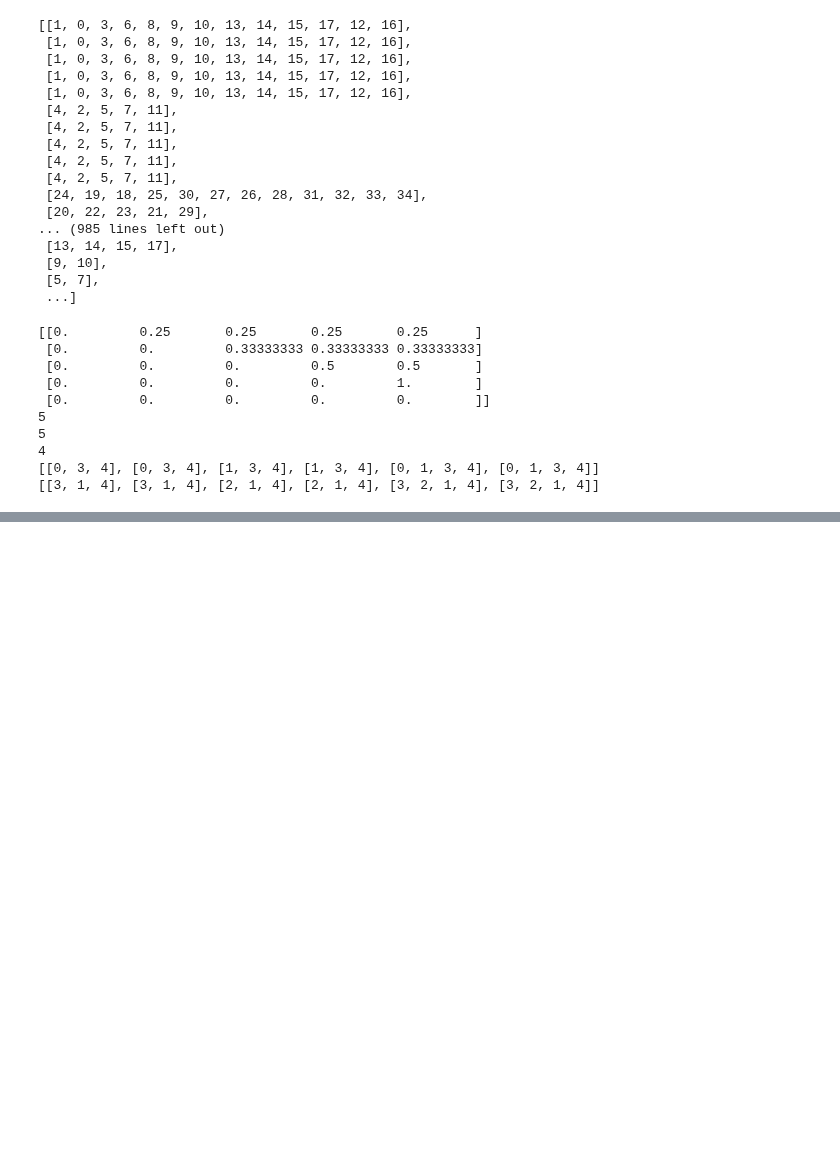
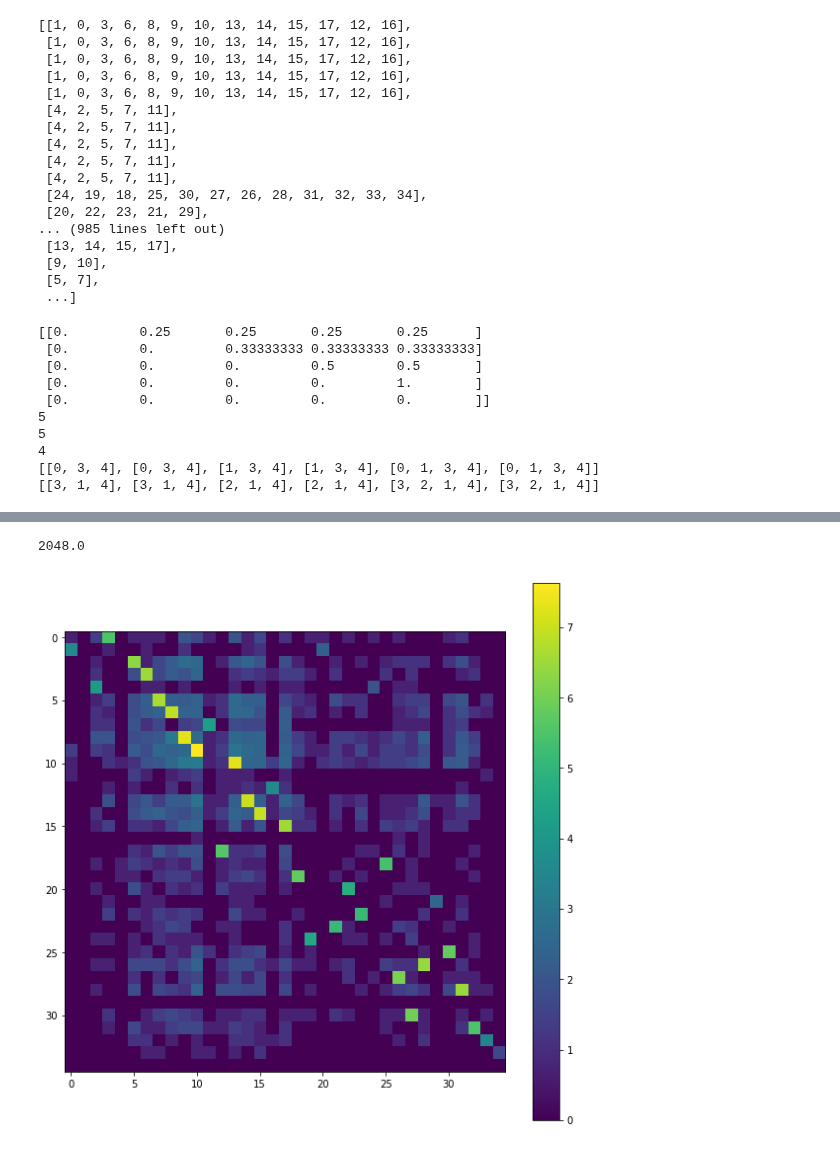
Before and after one commit to rykachevskiy/CRISPR, a Jupyter notebook: Probabilistic_model/data_gen.ipynb, the cells around one changed output, grey strips where cells are left out. Saved outputs shown, nothing was run; the diff lists cells and outputs as text; code cells hidden in the pictures; blank space fills up the shorter version.

```diff
--- a/Probabilistic_model/data_gen.ipynb
+++ b/Probabilistic_model/data_gen.ipynb
@@ -653,7 +653,12 @@ print(ppr)
 # %%
 population_f = [[1, 0, 3, 6, 8, 9, 10, 13, 14, 15, 17, 12, 16] for i in range(5)] + \
         [[4, 2, 5, 7, 11] for i in range(5)] + \
-        [[24, 19, 18, 25, 30, 27, 26, 28, 31, 32, 33, 34]] + \
-        [[20, 22, 23, 21, 29]]
+        [[4, 24, 19, 18, 25, 30, 27, 26, 28, 31, 32, 33, 34]] + \
+        [[1, 20, 22, 23, 21, 29]]
 
 population_b = [x[::-1] for x in population_f]
+# %%
+pp = [[0,1, 0, 3, 6, 8, 9, 10, 13, 14, 15, 17, 12, 16] for i in range(5)] + \
+        [[0,4, 2, 5, 7, 11] for i in range(5)] + \
+        [[0,4, 24, 19, 18, 25, 30, 27, 26, 28, 31, 32, 33, 34]] + \
+        [[0,1, 20, 22, 23, 21, 29]]
@@ -659,0 +715,2 @@ population_b = [x[::-1] for x in population_f]
+# %%
+amp_g, t_g = amp_population(pp, 35, max_epochs=100)
@@ -659,0 +735,8 @@ population_b = [x[::-1] for x in population_f]
+# %%
+amp_g.max()
+# %% [output]
+2048.0
+# %%
+plot_gr(amp_g, log = 1)
+# %% [output]
+[figure, added]
```
Also changed, not shown: parts of 5 cells of this notebook, 2 other files.
